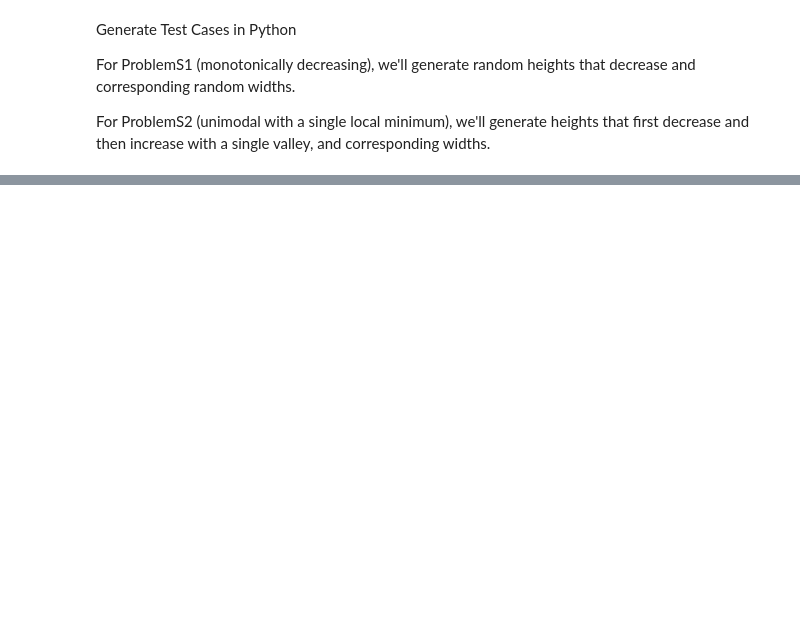
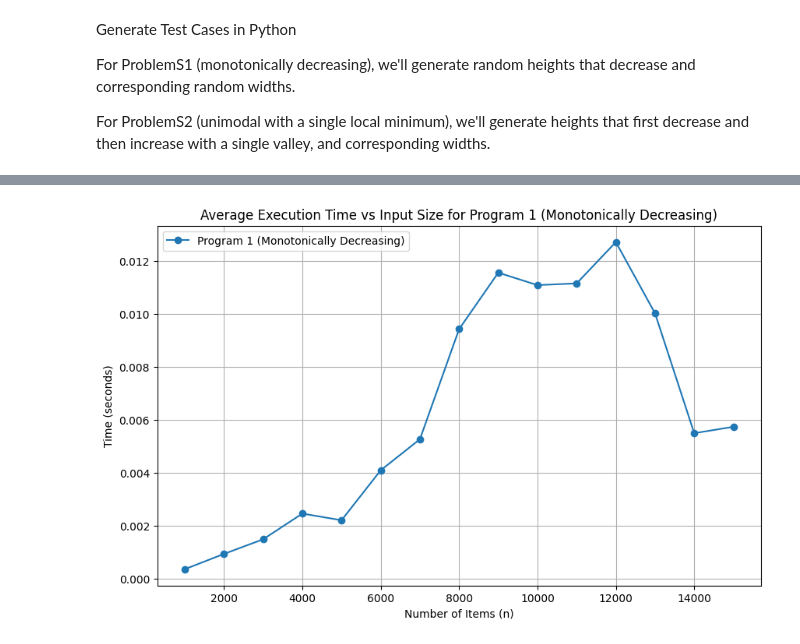
Before and after one commit to OzPol/COP4533_Group_Project, a Jupyter notebook: ExperimentalStudy/Milestone1_Experiment.ipynb, the cells around one changed output, grey strips where cells are left out. Cells and saved outputs as stored; diff of their text form; code cells hidden in the pictures; blank space fills up the shorter version.

```diff
--- a/ExperimentalStudy/Milestone1_Experiment.ipynb
+++ b/ExperimentalStudy/Milestone1_Experiment.ipynb
@@ -145,0 +175,97 @@ Times for Program2 (unimodal): [0.0010957717895507812, 0.0009996891021728516, 0.
+# %%
+import random
+import time
+import matplotlib.pyplot as plt
+import numpy as np
+from typing import List, Tuple
+
+# Function to generate monotonically decreasing heights and random widths
+def generate_monotonic_decreasing(n: int, max_height: int, max_width: int) -> Tuple[List[int], List[int]]:
+    heights = sorted([random.randint(1, max_height) for _ in range(n)], reverse=True)
+    widths = [random.randint(1, max_width) for _ in range(n)]
+    return heights, widths
+
+# Function to generate unimodal heights and random widths
+def generate_unimodal(n: int, max_height: int, max_width: int) -> Tuple[List[int], List[int]]:
+    peak_index = random.randint(1, n - 2)  # Ensure there are values before and after the peak
+    decreasing_part = sorted([random.randint(1, max_height) for _ in range(peak_index)], reverse=True)
+    increasing_part = sorted([random.randint(1, max_height) for _ in range(n - peak_index)])
+    heights = decreasing_part + increasing_part
+    widths = [random.randint(1, max_width) for _ in range(n)]
+    return heights, widths
+
+# Timing function to test Program1 (monotonically decreasing)
+def time_algorithm_prog1(n, W, heights, widths):
+    start_time = time.time()
+    program1(n, W, heights, widths)
+    end_time = time.time()
+    return end_time - start_time
+
+# Timing function to test Program2 (unimodal)
+def time_algorithm_prog2(n, W, heights, widths):
+    start_time = time.time()
+    program2(n, W, heights, widths)
+    end_time = time.time()
+    return end_time - start_time
+
+# Function to run an algorithm multiple times and return the average time
+def average_execution_time(algorithm, n, W, heights_func, widths_func, repetitions=100):
+    total_time = 0
+    for _ in range(repetitions):
+        heights, widths = heights_func(n, max_height, max_width)
+        total_time += algorithm(n, W, heights, widths)
+    return total_time / repetitions  # Return the average time
+
+# Parameters
+test_sizes = [1000, 2000, 3000, 4000, 5000, 6000, 7000, 8000, 9000, 10000, 11000, 12000, 13000, 14000, 15000]
+max_height = 50
+max_width = 100
+platform_width = 100
+repetitions = 100  # Number of times to repeat each test
+
+# Initialize lists to store average timing results
+avg_times_prog1 = []
+avg_times_prog2 = []
+
+# Collect average execution times for each test size
+for size in test_sizes:
+    # Average time for Program 1 (Monotonically Decreasing)
+    avg_time1 = average_execution_time(time_algorithm_prog1, size, platform_width, generate_monotonic_decreasing, generate_monotonic_decreasing, repetitions)
+    avg_times_prog1.append(avg_time1)
+
+    # Average time for Program 2 (Unimodal)
+    avg_time2 = average_execution_time(time_algorithm_prog2, size, platform_width, generate_unimodal, generate_unimodal, repetitions)
+    avg_times_prog2.append(avg_time2)
+
+# Plot results for Program 1 (Monotonically Decreasing)
+plt.figure(figsize=(10, 6))  # Create a new figure for Program 1
+plt.plot(test_sizes, avg_times_prog1, label='Program 1 (Monotonically Decreasing)', marker='o')
+plt.xlabel('Number of Items (n)')
+plt.ylabel('Time (seconds)')
+plt.title('Average Execution Time vs Input Size for Program 1 (Monotonically Decreasing)')
+plt.legend()
+plt.grid(True)
+plt.show()
+
+# Plot results for Program 2 (Unimodal)
+plt.figure(figsize=(10, 6))  # Create a new figure for Program 2
+plt.plot(test_sizes, avg_times_prog2, label='Program 2 (Unimodal)', marker='o', color='orange')
+plt.xlabel('Number of Items (n)')
+plt.ylabel('Time (seconds)')
+plt.title('Average Execution Time vs Input Size for Program 2 (Unimodal)')
+plt.legend()
+plt.grid(True)
+plt.show()
+
+# --- Combined Plot for Program 1 and Program 2 ---
+plt.figure(figsize=(10, 6))  # Create a new figure for the combined plot
+plt.plot(test_sizes, avg_times_prog1, label='Program 1 (Monotonically Decreasing)', marker='o')
+plt.plot(test_sizes, avg_times_prog2, label='Program 2 (Unimodal)', marker='o', color='orange')
+plt.xlabel('Number of Items (n)')
+plt.ylabel('Time (seconds)')
+plt.title('Average Execution Time vs Input Size for Program 1 and Program 2')
+plt.legend()
+plt.grid(True)
+plt.show()
+# %% [output]
+[figure, added]
```
Also changed, not shown: parts of 4 cells of this notebook, 2 other files.
